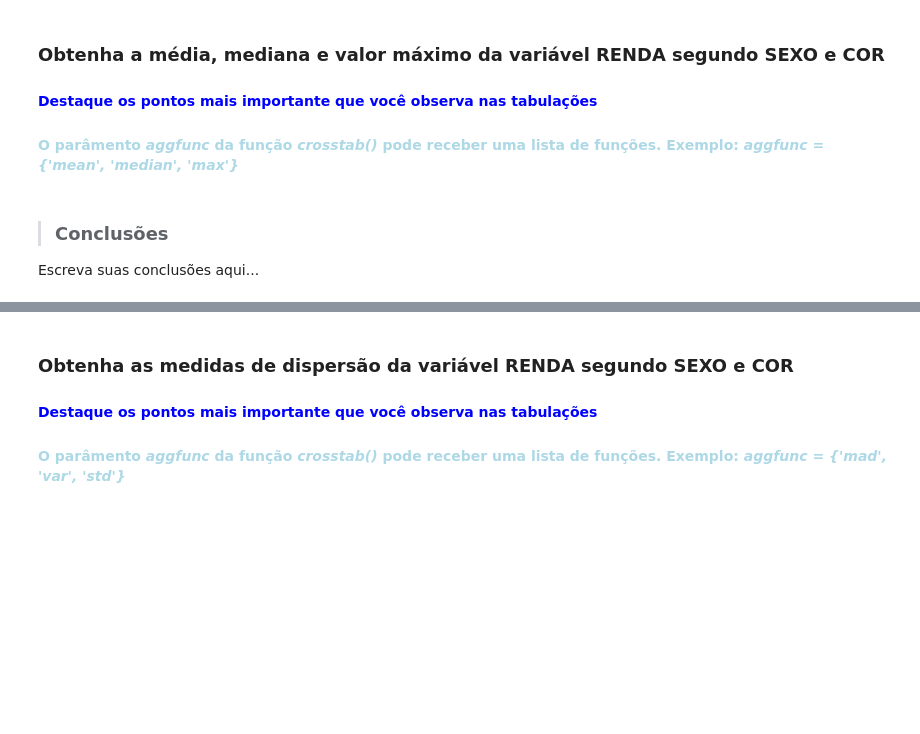
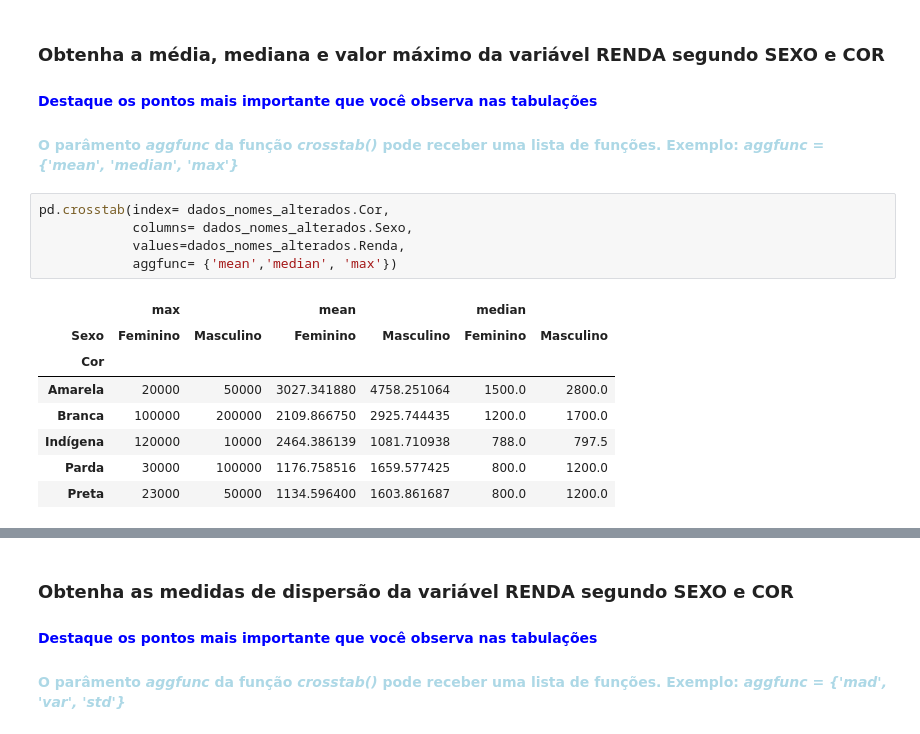
Before and after one commit to DiogoWorkGit/Python_Notebooks, a Jupyter notebook: Notebooks/EXERCICIOS - ANALISE DESCRITIVA 1.ipynb, the cells around one changed output, grey strips where cells are left out. Saved outputs shown, nothing was run; the diff lists cells and outputs as text; blank space fills up the shorter version.

```diff
--- a/Notebooks/EXERCICIOS - ANALISE DESCRITIVA 1.ipynb
+++ b/Notebooks/EXERCICIOS - ANALISE DESCRITIVA 1.ipynb
@@ -463,7 +529,17 @@ Escreva suas conclusões aqui...
 ### Obtenha a média, mediana e valor máximo da variável RENDA segundo SEXO e COR
 #### <font color='blue'>Destaque os pontos mais importante que você observa nas tabulações</font>
 #### <font color='lightblue'>O parâmento <i>aggfunc</i> da função <i>crosstab()</i> pode receber uma lista de funções. Exemplo: <i>aggfunc = {'mean', 'median', 'max'}</i></font>
-# %% [markdown]
-> ### Conclusões
-
-Escreva suas conclusões aqui...
+# %%
+pd.crosstab(index= dados_nomes_alterados.Cor,
+            columns= dados_nomes_alterados.Sexo,
+            values=dados_nomes_alterados.Renda,
+            aggfunc= {'mean','median', 'max'})
+# %% [output]
+|  | max |  | mean |  | median |  |
+| Sexo | Feminino | Masculino | Feminino | Masculino | Feminino | Masculino |
+| Cor |  |  |  |  |  |  |
+| Amarela | 20000 | 50000 | 3027.341880 | 4758.251064 | 1500.0 | 2800.0 |
+| Branca | 100000 | 200000 | 2109.866750 | 2925.744435 | 1200.0 | 1700.0 |
+| Indígena | 120000 | 10000 | 2464.386139 | 1081.710938 | 788.0 | 797.5 |
+| Parda | 30000 | 100000 | 1176.758516 | 1659.577425 | 800.0 | 1200.0 |
+| Preta | 23000 | 50000 | 1134.596400 | 1603.861687 | 800.0 | 1200.0 |
```
Also changed, not shown: parts of 20 cells of this notebook.
